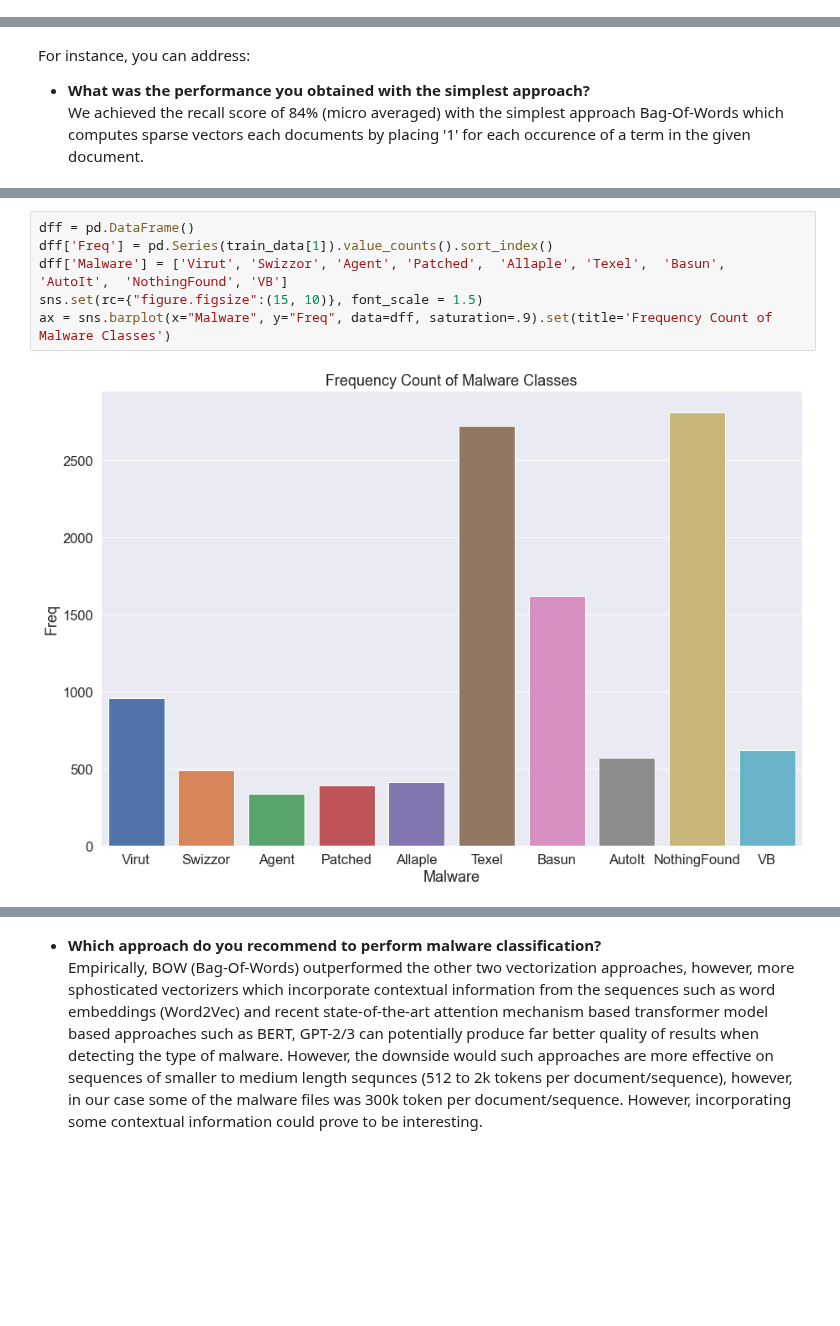
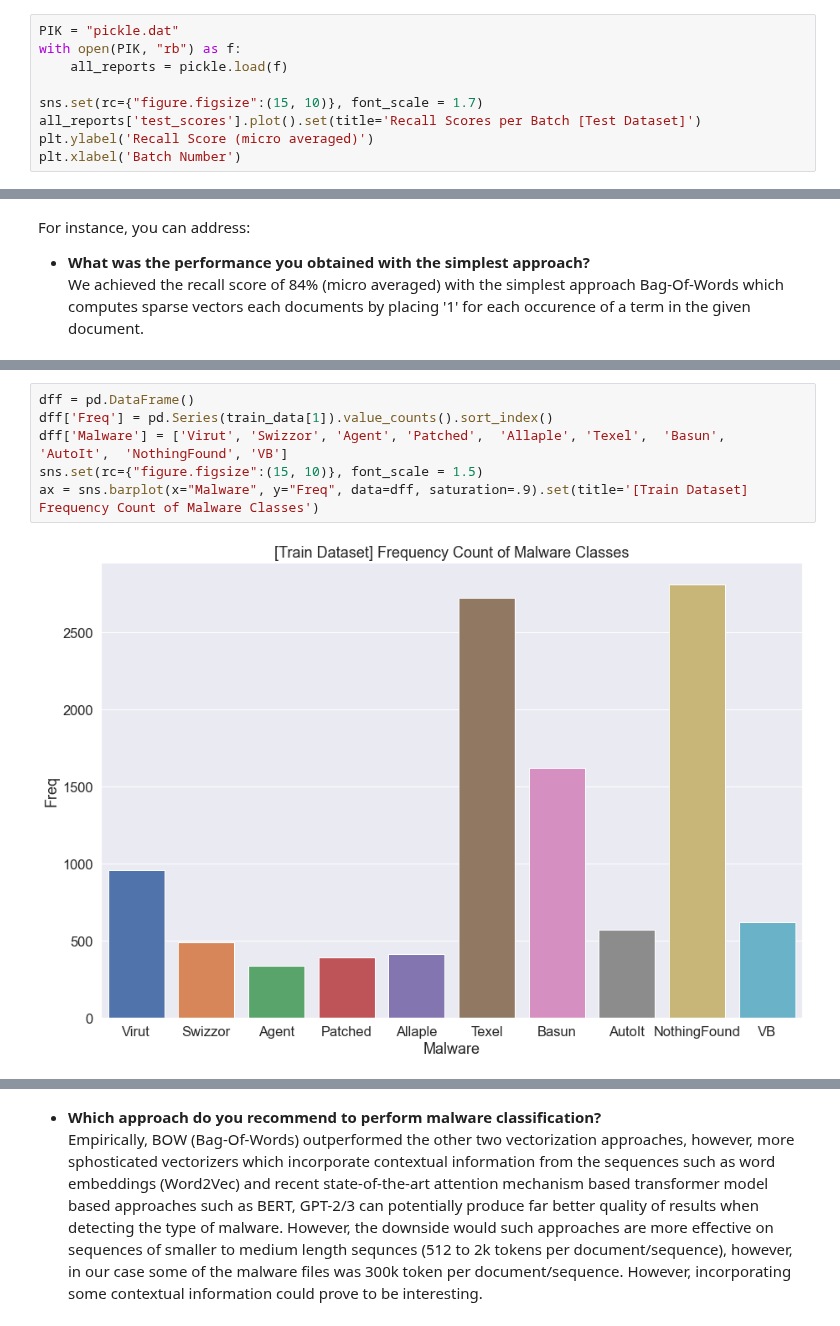
Before and after one commit to shahrukhx01/adversarial-ml-101, a Jupyter notebook: assignment3/shahrukh/assignment3_7012666_7004431_2575549.ipynb, the cells around one changed output, grey strips where cells are left out. Saved outputs shown, nothing was run; the diff lists cells and outputs as text; blank space fills up the shorter version.

```diff
--- a/assignment3/shahrukh/assignment3_7012666_7004431_2575549.ipynb
+++ b/assignment3/shahrukh/assignment3_7012666_7004431_2575549.ipynb
@@ -1134,3 +1134,12 @@ weighted avg       0.78      0.81      0.79     10000
 ## 3.b. Discussion
 
 Enter your final summary here.
+# %%
+PIK = "pickle.dat"
+with open(PIK, "rb") as f:
+    all_reports = pickle.load(f)
+
+sns.set(rc={"figure.figsize":(15, 10)}, font_scale = 1.7)
+all_reports['test_scores'].plot().set(title='Recall Scores per Batch [Test Dataset]')
+plt.ylabel('Recall Score (micro averaged)')
+plt.xlabel('Batch Number')
@@ -1145,11 +1157,11 @@ The simplest Bag-of-words approach outperformed the other counter vectorizer and
 # %%
 dff = pd.DataFrame()
 dff['Freq'] = pd.Series(train_data[1]).value_counts().sort_index()
 dff['Malware'] = ['Virut', 'Swizzor', 'Agent', 'Patched',  'Allaple', 'Texel',  'Basun',  'AutoIt',  'NothingFound', 'VB']
 sns.set(rc={"figure.figsize":(15, 10)}, font_scale = 1.5)
-ax = sns.barplot(x="Malware", y="Freq", data=dff, saturation=.9).set(title='Frequency Count of Malware Classes')
+ax = sns.barplot(x="Malware", y="Freq", data=dff, saturation=.9).set(title='[Train Dataset] Frequency Count of Malware Classes')
 # %% [output]
-[figure, old version]
+[figure, new version]
 # %%
 dd = pd.DataFrame([pd.Series(train_data[1]), pd.Series(train_data[2])]).T
 dd.columns = ['malware_class', 'doc']
```
Also changed, not shown: parts of 6 cells of this notebook, 1 other file.
